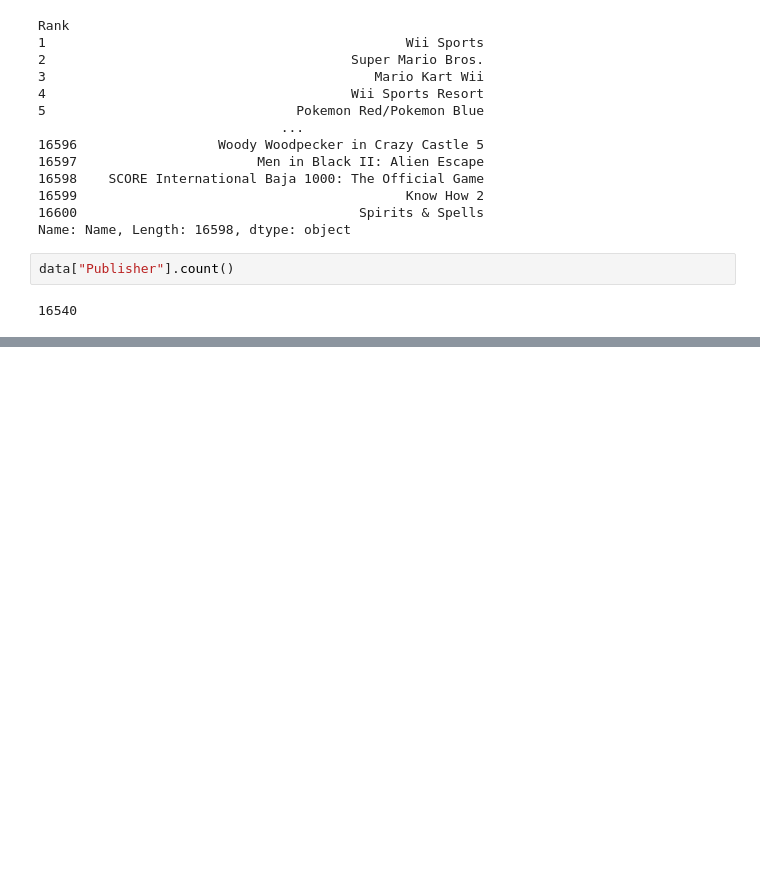
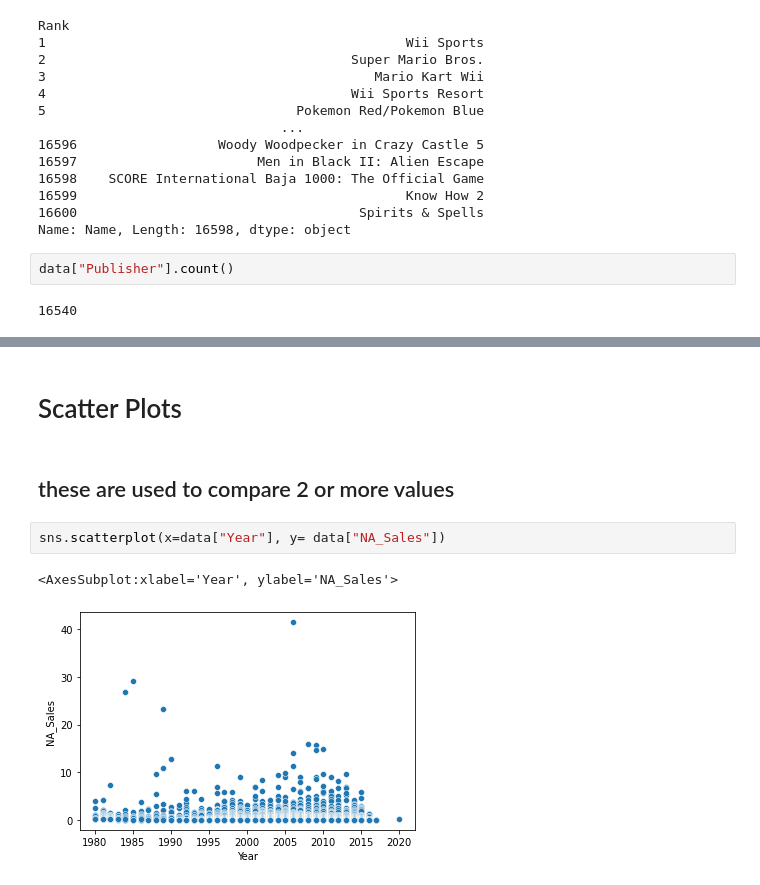
Before and after one commit to Jogwums/Data-Analysis-Cl01, a Jupyter notebook: matplotlib/Part1.ipynb, the cells around one changed output, grey strips where cells are left out. Drawn from its saved outputs; the diff is of its cells as text; blank space fills up the shorter version.

```diff
--- a/matplotlib/Part1.ipynb
+++ b/matplotlib/Part1.ipynb
@@ -76,0 +173,9 @@ sns.lineplot(data=data["Year"])
+# %% [markdown]
+# Scatter Plots
+# %% [markdown]
+## these are used to compare 2 or more values
+# %%
+sns.scatterplot(x=data["Year"], y= data["NA_Sales"])
+# %% [output]
+<AxesSubplot:xlabel='Year', ylabel='NA_Sales'>
+[figure, added]
```
Also changed, not shown: parts of 14 cells of this notebook.
